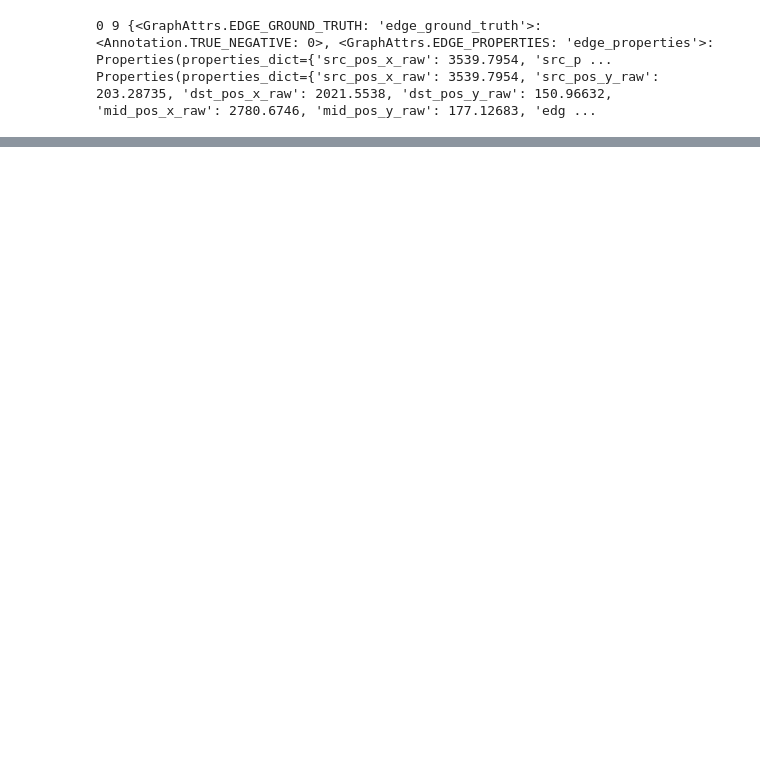
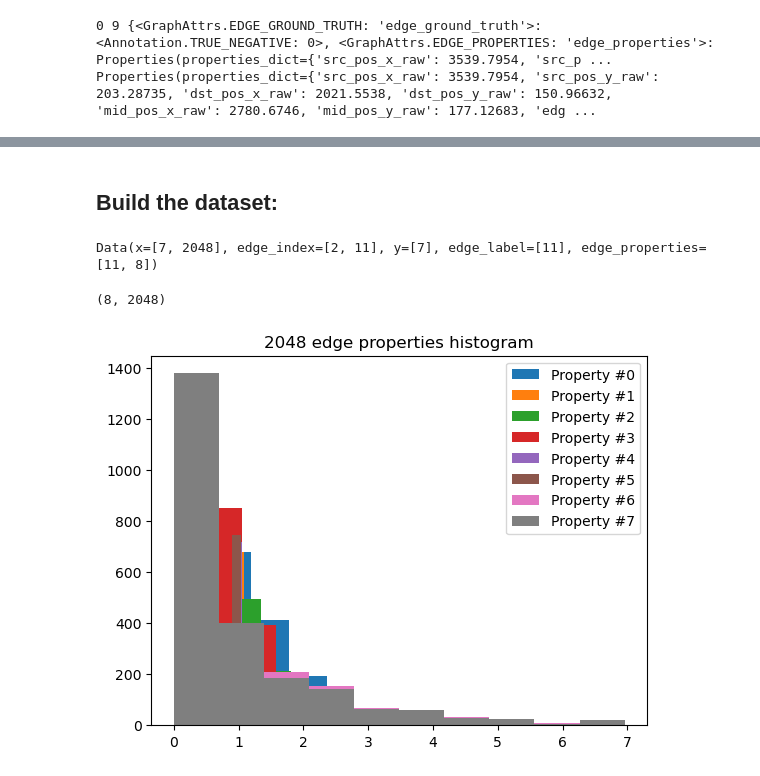
Before and after one commit to alan-turing-institute/grace, a Jupyter notebook: notebooks/edge_props.ipynb, the cells around one changed output, grey strips where cells are left out. Drawn from its saved outputs; the diff is of its cells as text; code cells hidden in the pictures; blank space fills up the shorter version.

Commit message:
Supplementary notebooks for edge props exploration

```diff
--- a/notebooks/edge_props.ipynb
+++ b/notebooks/edge_props.ipynb
@@ -80,8 +55,0 @@ uniqueness
-# %%
-lens = []
-
-for image, target in dataset:
-    G = target["graph"]
-
-    l = [e[GraphAttrs.EDGE_PROPERTIES].properties_dict[2] for _, _, e in G.edges(data=True)]
-    lens.extend(l)
@@ -89,0 +56,24 @@ plt.hist(lens, bins=100)
+# %% [markdown]
+## Build the dataset:
+# %%
+data_list = dataset_from_graph(G, mode="sub")
+data_list[0]
+# %% [output]
+Data(x=[7, 2048], edge_index=[2, 11], y=[7], edge_label=[11], edge_properties=[11, 8])
+# %%
+num_properties = data_list[0].edge_properties.shape[-1]
+num_features = data_list[0].x.shape[-1]
+num_properties, num_features
+# %% [output]
+(8, 2048)
+# %%
+for i in range(num_properties):
+    props = []
+    for data in data_list:
+        props.extend(data.edge_properties[:, i].tolist())
+    plt.hist(props, label=f"Property #{i}")
+plt.title(f"{num_features} edge properties histogram")
+plt.legend()
+plt.show()
+# %% [output]
+[figure, added]
```
Also changed, not shown: parts of 9 cells of this notebook.
